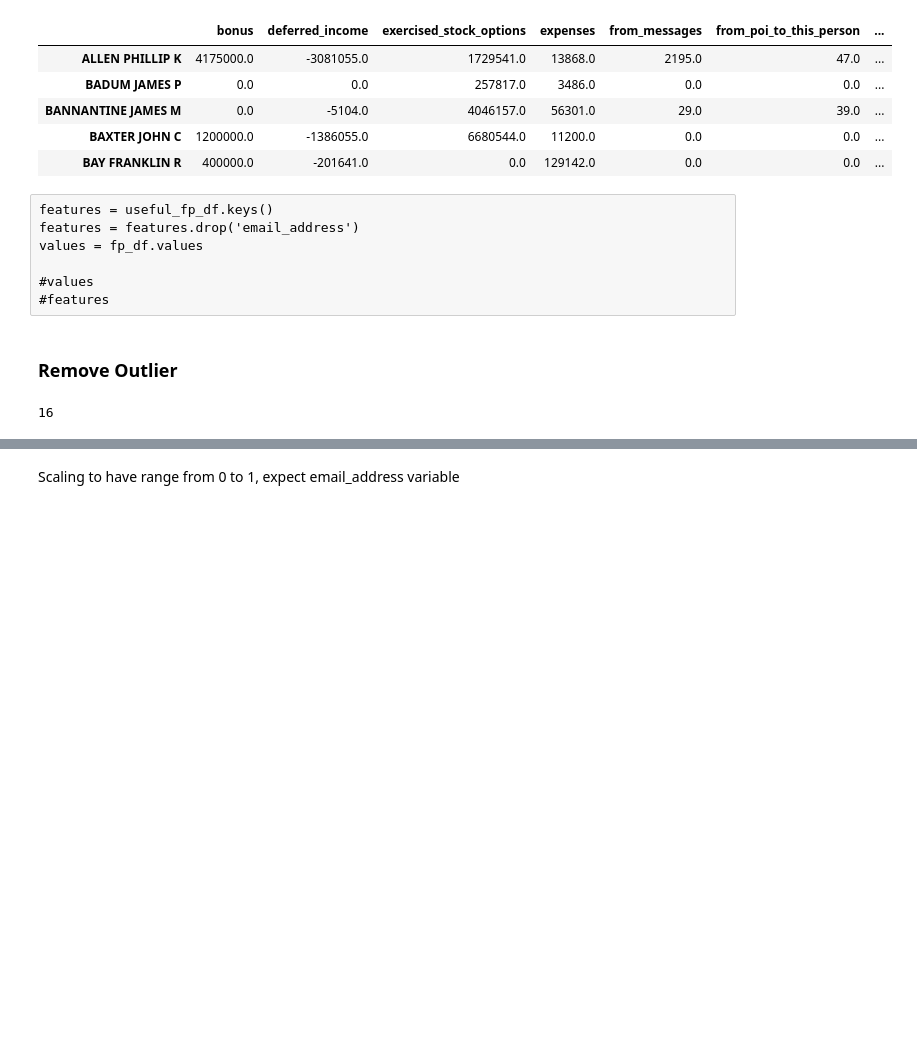
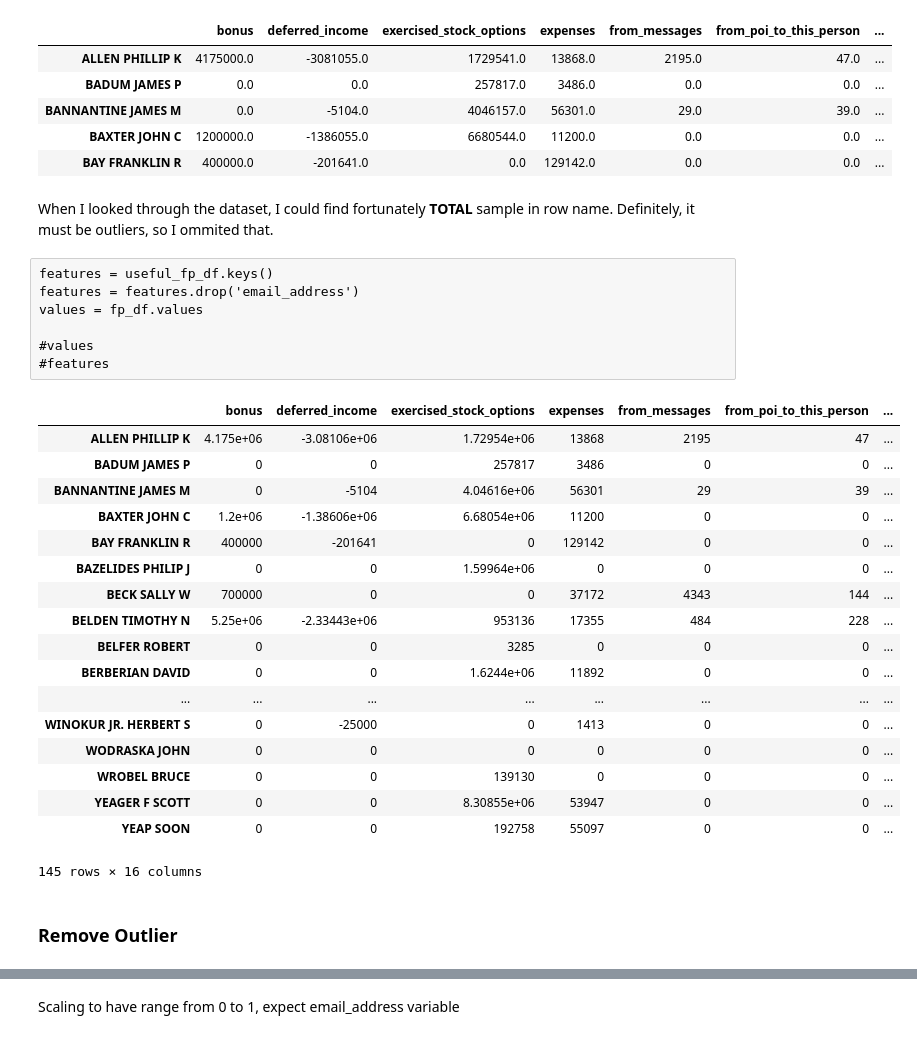
Before and after one commit to liprin1129/DataAnalyst, a Jupyter notebook: HomeWork/P5_ML/final_project/Final Project.ipynb, the cells around one changed output, grey strips where cells are left out. Cells and saved outputs as stored; diff of their text form; code cells hidden in the pictures; blank space fills up the shorter version.

```diff
--- a/HomeWork/P5_ML/final_project/Final Project.ipynb
+++ b/HomeWork/P5_ML/final_project/Final Project.ipynb
@@ -238,3 +238,5 @@ fp_df.head()
 | BANNANTINE JAMES M | 0.0 | -5104.0 | 4046157.0 | 56301.0 | 29.0 | 39.0 | ... |
 | BAXTER JOHN C | 1200000.0 | -1386055.0 | 6680544.0 | 11200.0 | 0.0 | 0.0 | ... |
 | BAY FRANKLIN R | 400000.0 | -201641.0 | 0.0 | 129142.0 | 0.0 | 0.0 | ... |
+# %% [markdown]
+When I looked through the dataset, I could find fortunately **TOTAL** sample in row name. Definitely, it must be outliers, so I ommited that.
@@ -245,9 +251,26 @@ values = fp_df.values
 
 #values
 #features
+# %%
+fp_df
+# %% [output]
+|  | bonus | deferred_income | exercised_stock_options | expenses | from_messages | from_poi_to_this_person | ... |
+| ALLEN PHILLIP K | 4.175e+06 | -3.08106e+06 | 1.72954e+06 | 13868 | 2195 | 47 | ... |
+| BADUM JAMES P | 0 | 0 | 257817 | 3486 | 0 | 0 | ... |
+| BANNANTINE JAMES M | 0 | -5104 | 4.04616e+06 | 56301 | 29 | 39 | ... |
+| BAXTER JOHN C | 1.2e+06 | -1.38606e+06 | 6.68054e+06 | 11200 | 0 | 0 | ... |
+| BAY FRANKLIN R | 400000 | -201641 | 0 | 129142 | 0 | 0 | ... |
+| BAZELIDES PHILIP J | 0 | 0 | 1.59964e+06 | 0 | 0 | 0 | ... |
+| BECK SALLY W | 700000 | 0 | 0 | 37172 | 4343 | 144 | ... |
+| BELDEN TIMOTHY N | 5.25e+06 | -2.33443e+06 | 953136 | 17355 | 484 | 228 | ... |
+| BELFER ROBERT | 0 | 0 | 3285 | 0 | 0 | 0 | ... |
+| BERBERIAN DAVID | 0 | 0 | 1.6244e+06 | 11892 | 0 | 0 | ... |
+| ... | ... | ... | ... | ... | ... | ... | ... |
+| WINOKUR JR. HERBERT S | 0 | -25000 | 0 | 1413 | 0 | 0 | ... |
+| WODRASKA JOHN | 0 | 0 | 0 | 0 | 0 | 0 | ... |
+| WROBEL BRUCE | 0 | 0 | 139130 | 0 | 0 | 0 | ... |
+| YEAGER F SCOTT | 0 | 0 | 8.30855e+06 | 53947 | 0 | 0 | ... |
+| YEAP SOON | 0 | 0 | 192758 | 55097 | 0 | 0 | ... |
+145 rows × 16 columns
 # %% [markdown]
 ### Remove Outlier
-# %%
-len(fp_df.keys())
-# %% [output]
-16
```
Also changed, not shown: parts of 28 cells of this notebook.
